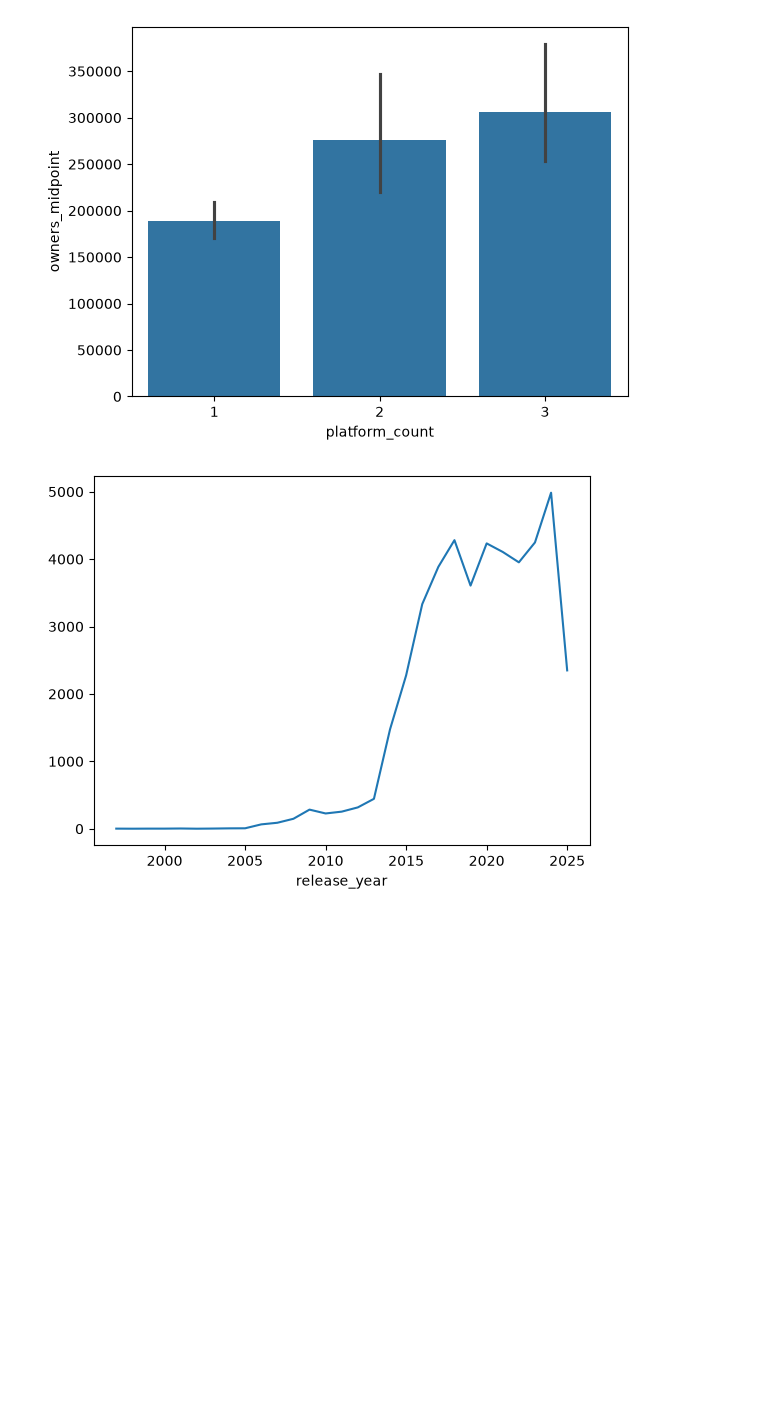
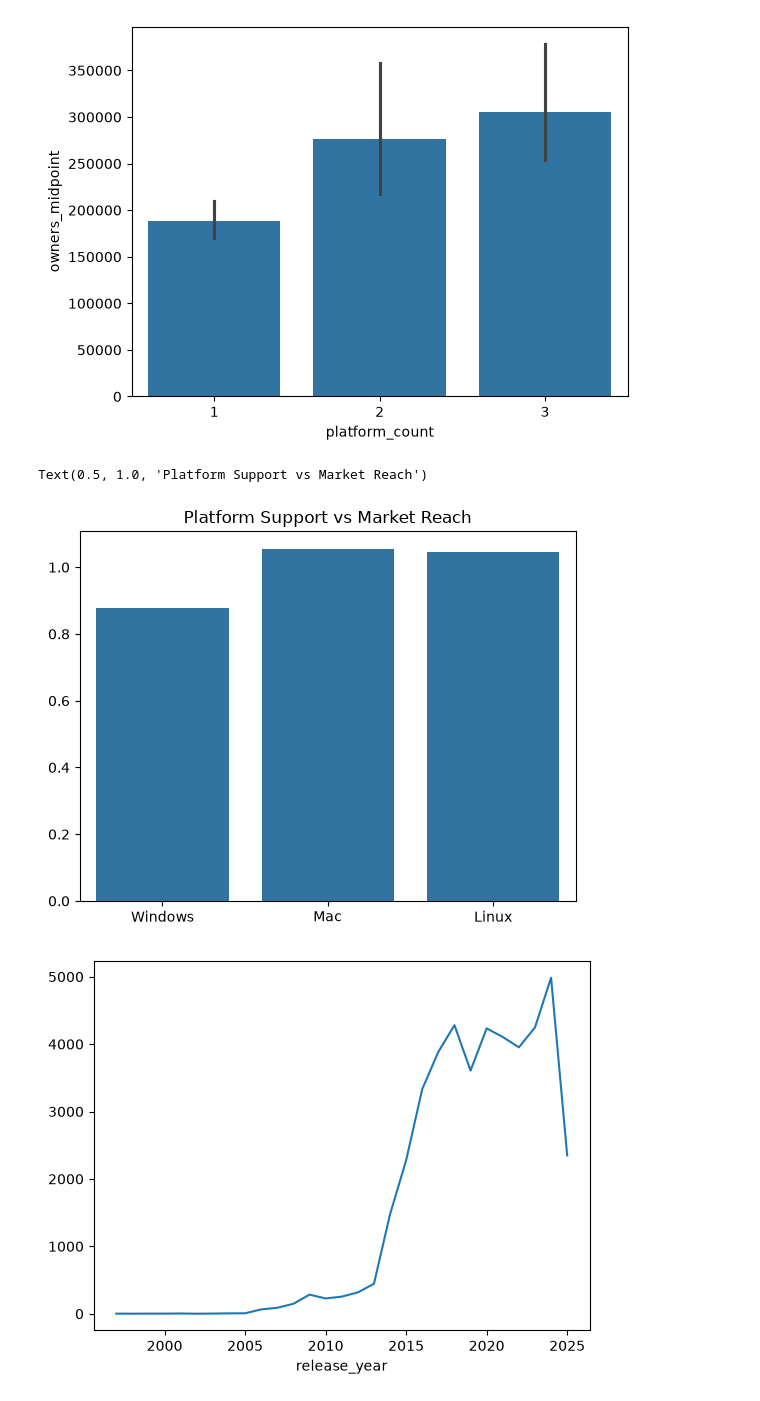
Before and after one commit to Yaksh04/steam-game-success-predictor, a Jupyter notebook: notebooks/02_eda.ipynb, the cells around one changed output. Saved outputs shown, nothing was run; the diff lists cells and outputs as text; code cells hidden in the pictures; blank space fills up the shorter version.

Commit message:
more plots, exploration and cleaning

```diff
--- a/notebooks/02_eda.ipynb
+++ b/notebooks/02_eda.ipynb
@@ -12,7 +9,5 @@ pd.set_option(
 # %%
-df=pd.read_csv(
-  "../data/processed/steam_games_targets.csv"
-)
+df = pd.read_csv("../data/processed/steam_games_targets.csv")
 
 df.head()
 # %% [output]
@@ -100,32 +68,31 @@ False    10000.0
 True     35000.0
 Name: owners_midpoint, dtype: float64
 # %%
-# Platform analysis
+# Platform Count analysis
+
 df["platform_count"] = (
-
-df["windows"].astype(int)
-
-+
-
-df["mac"].astype(int)
-
-+
-
-df["linux"].astype(int)
-
+    df["windows"].astype(int) + df["mac"].astype(int) + df["linux"].astype(int)
 )
 
-sns.barplot(
-
-data=df,
-
-x="platform_count",
-
-y="owners_midpoint"
-
-)
+sns.barplot(data=df, x="platform_count", y="owners_midpoint")
 # %% [output]
 <Axes: xlabel='platform_count', ylabel='owners_midpoint'>
 [figure]
+# %%
+# Platform VS Marker Reach
+
+platform_success = {
+    "Windows": df[df["windows"] == True]["success_tier"].mean(),
+    "Mac": df[df["mac"] == True]["success_tier"].mean(),
+    "Linux": df[df["linux"] == True]["success_tier"].mean(),
+}
+
+sns.barplot(x=list(platform_success.keys()), y=list(platform_success.values()))
+
+
+plt.title("Platform Support vs Market Reach")
+# %% [output]
+Text(0.5, 1.0, 'Platform Support vs Market Reach')
+[figure, added]
 # %%
 # Release Year Trends
```
Also changed, not shown: parts of 18 cells of this notebook, 6 other files.
